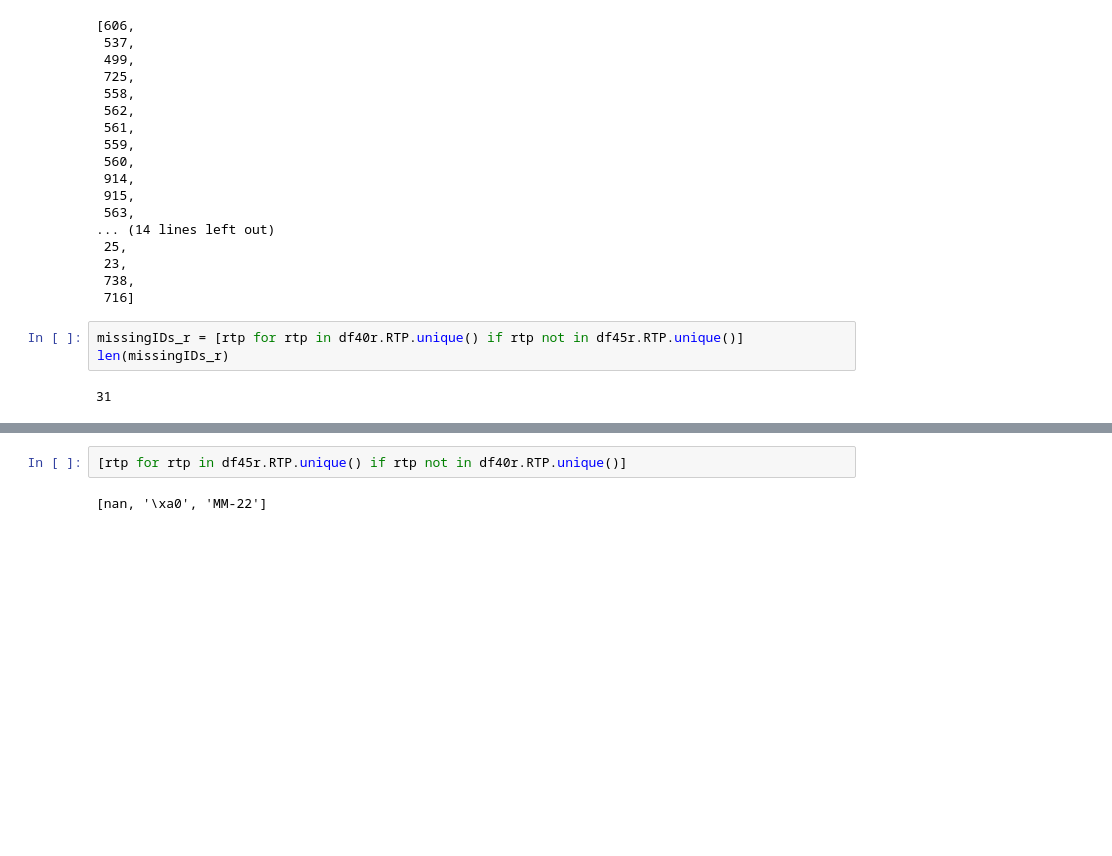
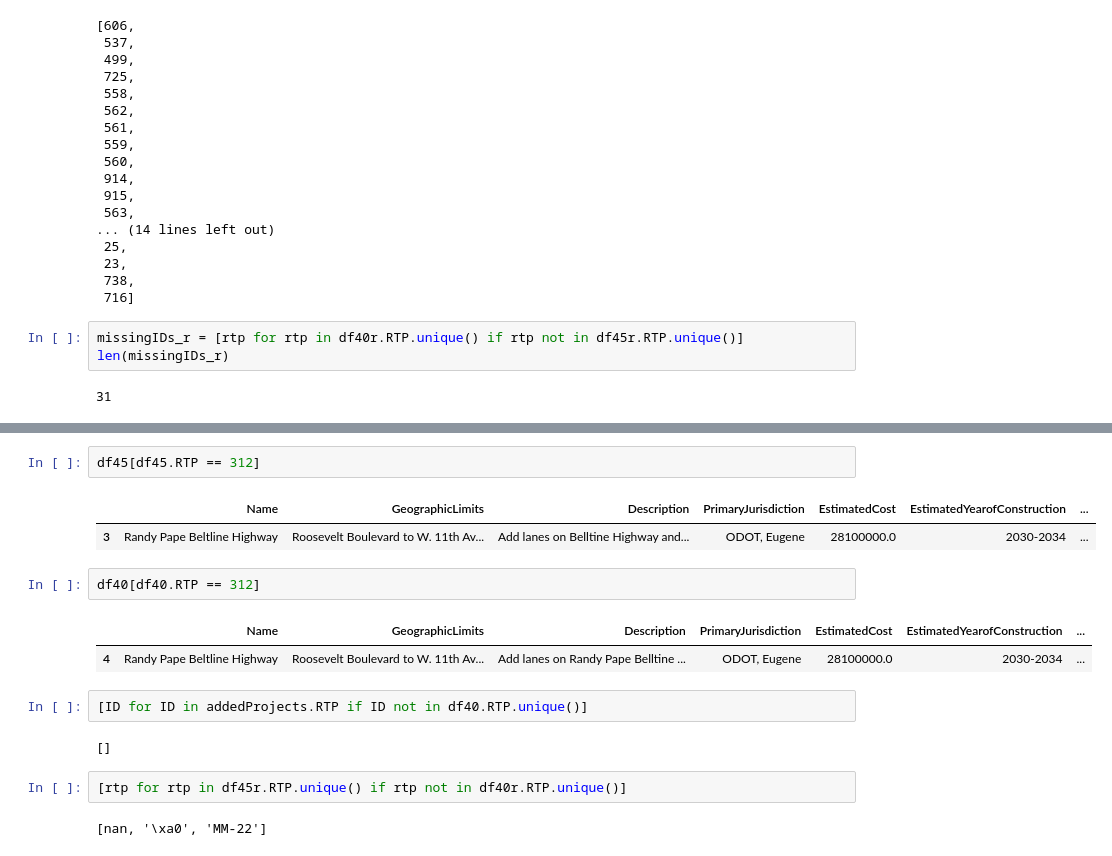
Before and after one commit to dongmeic/RTP, a Jupyter notebook: projlist/3.match_RTP_ID.ipynb, the cells around one changed output, grey strips where cells are left out. Cells and saved outputs as stored; diff of their text form; blank space fills up the shorter version.

```diff
--- a/projlist/3.match_RTP_ID.ipynb
+++ b/projlist/3.match_RTP_ID.ipynb
@@ -108,3 +171,17 @@ len(missingIDs_r)
+# %%
+df45[df45.RTP == 312]
+# %% [output]
+|  | Name | GeographicLimits | Description | PrimaryJurisdiction | EstimatedCost | EstimatedYearofConstruction | ... |
+| 3 | Randy Pape Beltline Highway | Roosevelt Boulevard to W. 11th Av... | Add lanes on Belltine Highway and... | ODOT, Eugene | 28100000.0 | 2030-2034 | ... |
+# %%
+df40[df40.RTP == 312]
+# %% [output]
+|  | Name | GeographicLimits | Description | PrimaryJurisdiction | EstimatedCost | EstimatedYearofConstruction | ... |
+| 4 | Randy Pape Beltline Highway | Roosevelt Boulevard to W. 11th Av... | Add lanes on Randy Pape Belltine ... | ODOT, Eugene | 28100000.0 | 2030-2034 | ... |
+# %%
+[ID for ID in addedProjects.RTP if ID not in df40.RTP.unique()]
+# %% [output]
+[]
 # %%
 [rtp for rtp in df45r.RTP.unique() if rtp not in df40r.RTP.unique()]
 # %% [output]
```
Also changed, not shown: parts of 11 cells of this notebook, 4 other files.
